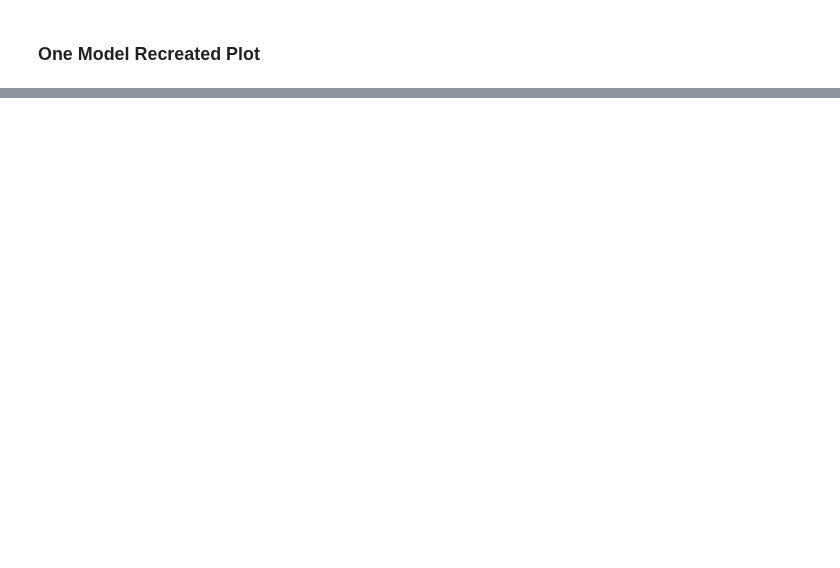
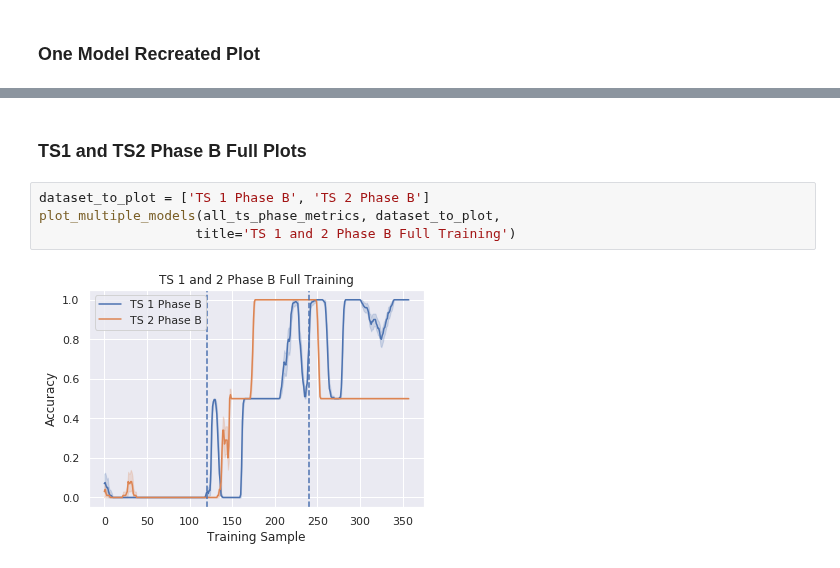
Before and after one commit to apra93/leabra-tf, a Jupyter notebook: docs/source/notebooks/0.8-Hierarchical-Learning.ipynb, the cells around one changed output, grey strips where cells are left out. Drawn from its saved outputs; the diff is of its cells as text; blank space fills up the shorter version.

```diff
--- a/docs/source/notebooks/0.8-Hierarchical-Learning.ipynb
+++ b/docs/source/notebooks/0.8-Hierarchical-Learning.ipynb
@@ -917,0 +996,8 @@ plt.show()
+# %% [markdown]
+### TS1 and TS2 Phase B Full Plots
+# %%
+dataset_to_plot = ['TS 1 Phase B', 'TS 2 Phase B']
+plot_multiple_models(all_ts_phase_metrics, dataset_to_plot,
+                    title='TS 1 and 2 Phase B Full Training')
+# %% [output]
+[figure, added]
```
Also changed, not shown: parts of 17 cells of this notebook.
